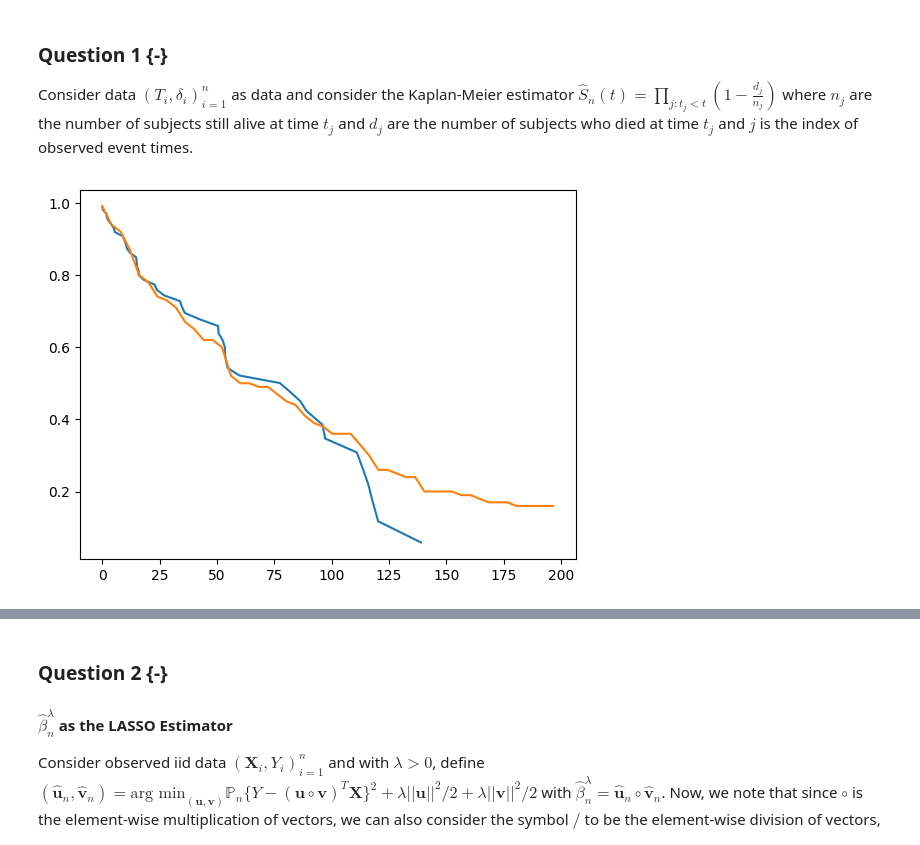
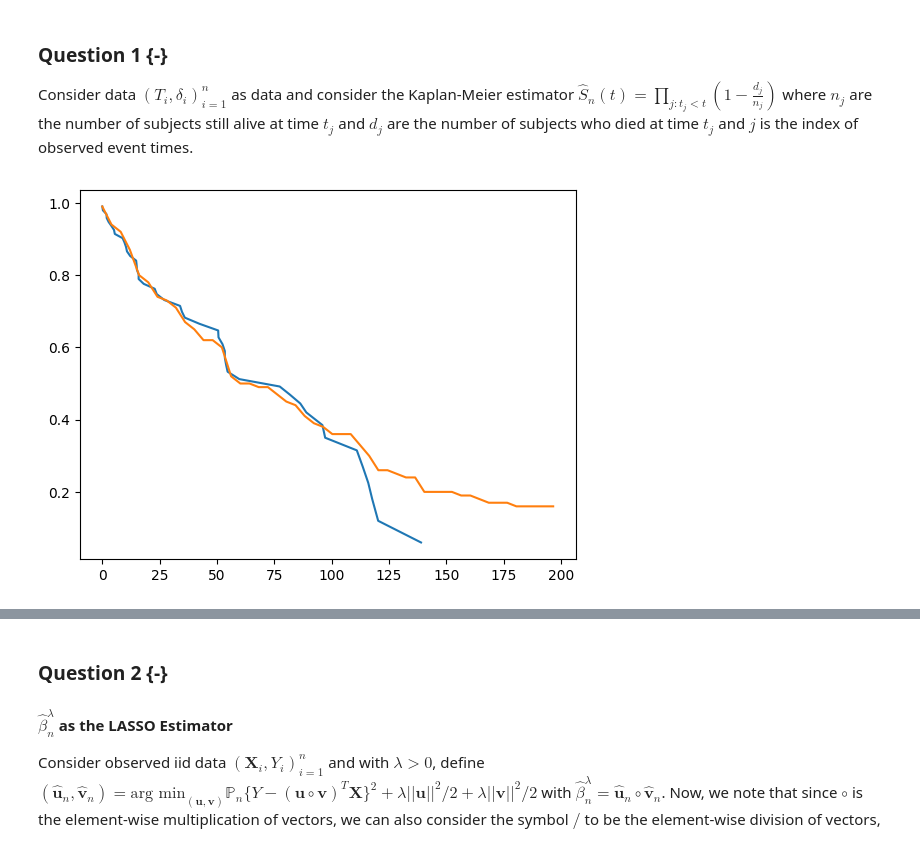
Before and after one commit to WillTirone/STA561, a Jupyter notebook: hw4/hw4.ipynb, the cells around one changed output, grey strips where cells are left out. Saved outputs shown, nothing was run; the diff lists cells and outputs as text; code cells hidden in the pictures.

```diff
--- a/hw4/hw4.ipynb
+++ b/hw4/hw4.ipynb
@@ -18,6 +18,7 @@ from typing import Optional
 import matplotlib.pyplot as plt
 from statsmodels.distributions.empirical_distribution import ECDF
 import tqdm
+import random
 import pdb
 
 
@@ -62,8 +63,8 @@ def streaming_km(
                 res_t.append(t)
                 res_delta.append(delta)
         else:
-            s = np.random.binomial(1, K/x, 1)[0]
-            if s:
+            s = random.randint(0,x)
+            if s<K:
                 res_t[s] = t
                 res_delta[s] = delta
         if delta == 1:
@@ -77,7 +78,8 @@ def streaming_km(
             if t_index < len(unique_failure_times) - 1: # not last
                 local_risk_set[t] += \
                     local_risk_set[unique_failure_times[t_index+1]]
-            local_risk_set[t] += sum(np.delete(res_t,np.where(res_delta))>t)
+            else:
+                local_risk_set[t] += sum(res_t>t)
         risk_times = [w for w in local_risk_set.keys() if w <= t]
         for at_risk_time in risk_times:
             local_risk_set[at_risk_time] += 1.0
@@ -90,31 +92,31 @@ def streaming_km(
         [local_failure_set[j]/local_risk_set[j] for j in unique_failure_times]
     )
     km = np.cumprod(1-discrete_hazard)
     km_dict = dict(zip(unique_failure_times, km))
     return {"failure_set": local_failure_set, "risk_set": local_risk_set,
             "km": km_dict}
 
 
 if __name__ == "__main__":
     # Generate right-censored data
     nr.seed(1) # for replicability
     n = 100
     true_failure_times = nr.exponential(size=n)*100
     censoring_times = nr.exponential(size=n)*100
 
     # Note that you could do this in one step rather than two
     observed_times = np.array(
         [min(t, c) for t, c in zip(true_failure_times, censoring_times)]
     )
     censoring_indicator = np.array(
         [t <= c for t, c in zip(true_failure_times, censoring_times)]
     )
     km_est = streaming_km(observed_times, censoring_indicator)
     plt.plot(km_est["km"].keys(), km_est["km"].values())
     ecdf = ECDF(true_failure_times)(
         np.linspace(min(observed_times), max(observed_times))
     )
     plt.plot(np.linspace(min(observed_times), max(observed_times)), 1-ecdf)
     plt.show()
 # %% [output]
-[figure, old version]
+[figure, new version]
```
Also changed, not shown: parts of 1 cell of this notebook.
